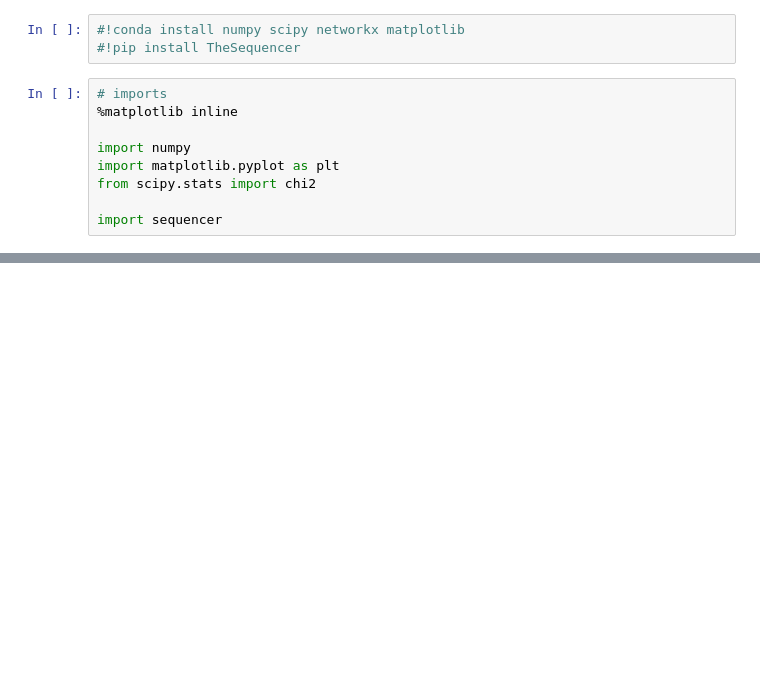
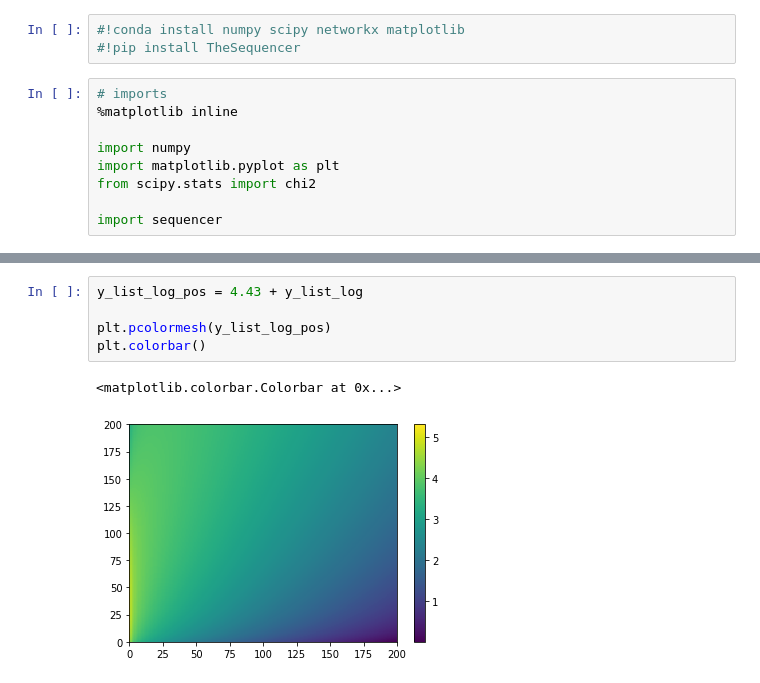
Before and after one commit to dalya/Sequencer, a Jupyter notebook: examples/beyond_1D_sequence.ipynb, the cells around one changed output, grey strips where cells are left out. Saved outputs shown, nothing was run; the diff lists cells and outputs as text; blank space fills up the shorter version.

```diff
--- a/examples/beyond_1D_sequence.ipynb
+++ b/examples/beyond_1D_sequence.ipynb
@@ -46,0 +54,8 @@ plt.colorbar()
+# %%
+y_list_log_pos = 4.43 + y_list_log
+
+plt.pcolormesh(y_list_log_pos)
+plt.colorbar()
+# %% [output]
+<matplotlib.colorbar.Colorbar at 0x...>
+[figure, added]
```
Also changed, not shown: parts of 36 cells of this notebook, 6 other files.
